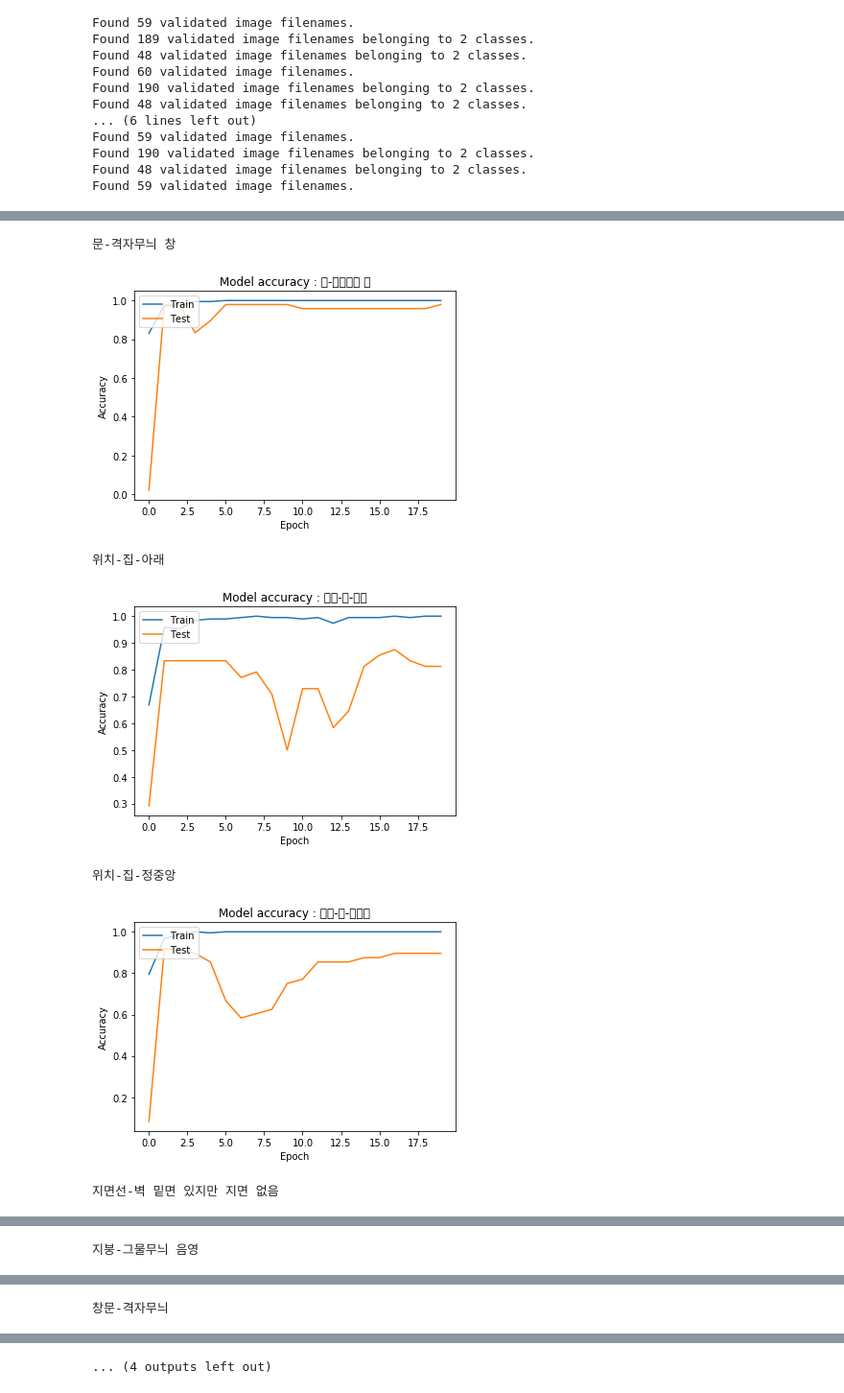
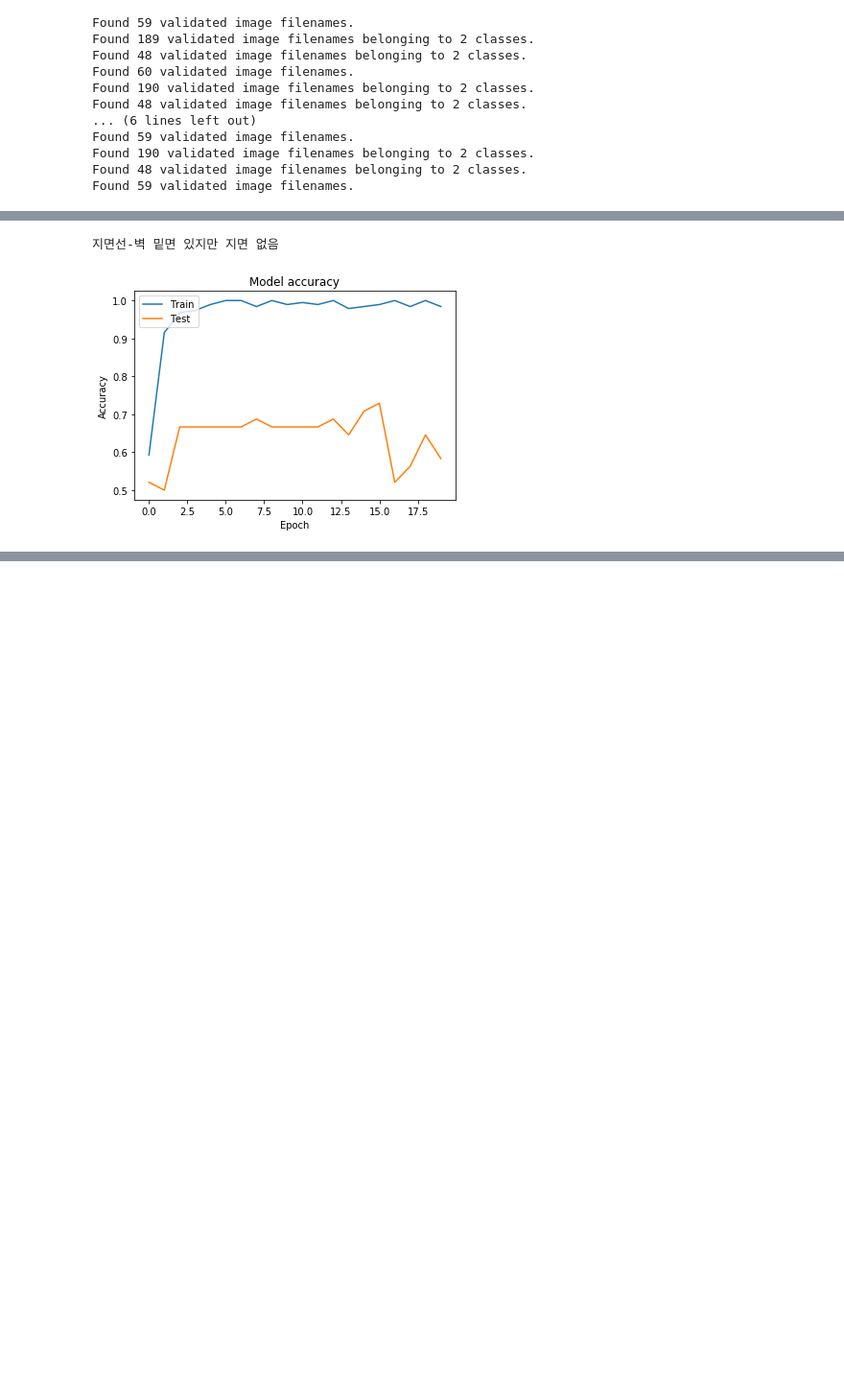
Before and after one commit to dhukim/HTP-Analysis-Project, a Jupyter notebook: image classification keras.ipynb, the cells around one changed output, grey strips where cells are left out. Shown: that part at 96% size. Saved outputs shown, nothing was run; the diff lists cells and outputs as text; code cells hidden in the pictures; blank space fills up the shorter version.

```diff
--- a/image classification keras.ipynb
+++ b/image classification keras.ipynb
@@ -107,7 +107,7 @@ X_val = []
 for i, data in enumerate(house):
 
     df_train[i][data] = df_train[i][data].astype('str')
-    y = df[i][data]
+    y = df_train[i][data]
     df_train[i] = df_train[i][['data', data]]
     df_test[i] = df_test[i][['data']]
 
@@ -297,9 +300,9 @@ from tensorflow.keras.callbacks import ModelCheckpoint, EarlyStopping
 
 history = []
 
-for i, ename in enumerate(house):
+for i in range(3, 4):
     model = MakeMobileModel()
-    filepath = ename + "_mobile_model_{val_acc:.2f}_{val_loss:.4f}.h5"
+    filepath = house[i] + "_mobile_model_{val_acc:.2f}_{val_loss:.4f}.h5"
 
     ckpt = ModelCheckpoint(filepath, monitor='val_acc', verbose=1, save_best_only=True)
     es = EarlyStopping(monitor='val_acc', min_delta=0, patience=3, verbose=1, mode='auto')
@@ -455,18 +339,13 @@ Epoch 00020: val_acc did not improve from 0.91667
 # %%
-for i, data in enumerate(house):
-    print(data)
-    plt.plot(history[i].history['acc'])
-    plt.plot(history[i].history['val_acc'])
-    plt.title('Model accuracy : ' + data)
-    plt.ylabel('Accuracy')
-    plt.xlabel('Epoch')
-    plt.legend(['Train', 'Test'], loc='upper left')
-    plt.show()
+# for i, data in enumerate(house):
+print(house[3])
+plt.plot(history[0].history['acc'])
+plt.plot(history[0].history['val_acc'])
+plt.title('Model accuracy')
+plt.ylabel('Accuracy')
+plt.xlabel('Epoch')
+plt.legend(['Train', 'Test'], loc='upper left')
+plt.show()
 # %% [output]
-문-격자무늬 창
+지면선-벽 밑면 있지만 지면 없음
-[figure, old version]
+[figure, new version]
-위치-집-아래
-[figure, removed]
-위치-집-정중앙
-[figure, removed]
-지면선-벽 밑면 있지만 지면 없음
@@ -474 +351,0 @@ for i, data in enumerate(house):
-지붕-그물무늬 음영
@@ -476 +351,0 @@ for i, data in enumerate(house):
-창문-격자무늬
@@ -478,3 +352,2 @@ for i, data in enumerate(house):
-... (4 outputs left out)
 # %%
 # Plot training & validation loss values
```
Also changed, not shown: parts of 5 cells of this notebook.
